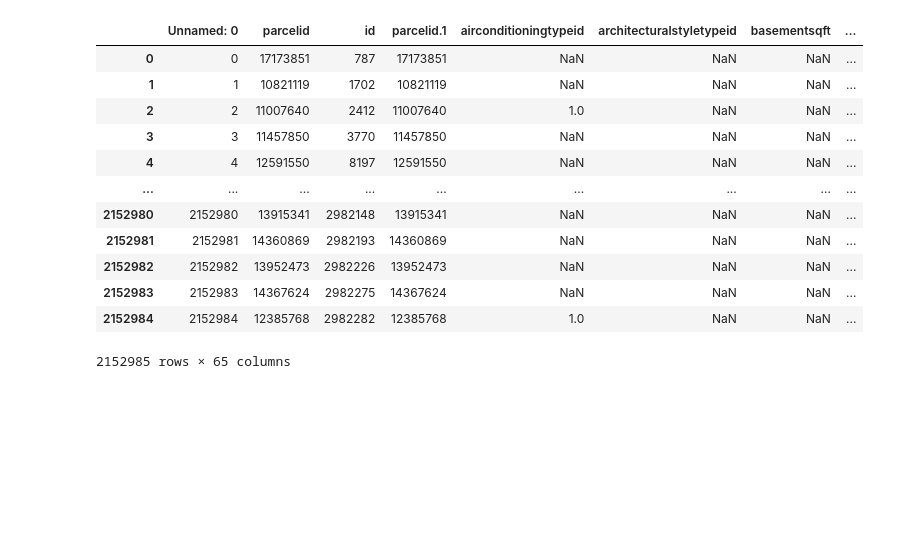
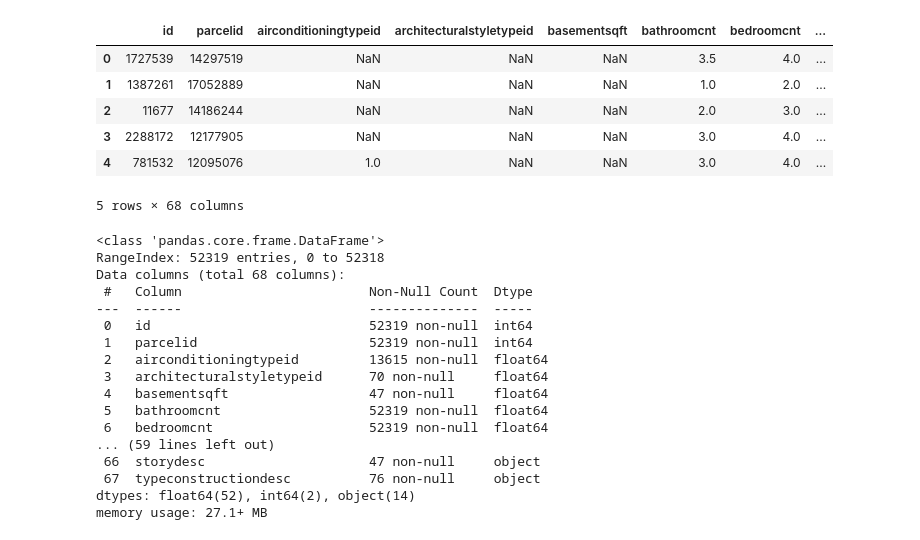
Before and after one commit to Keila-Camarillo/clustering_excercises, a Jupyter notebook: zillow_wrangle.ipynb, the cells around one changed output. Drawn from its saved outputs; the diff is of its cells as text; code cells hidden in the pictures; blank space fills up the shorter version.

```diff
--- a/zillow_wrangle.ipynb
+++ b/zillow_wrangle.ipynb
@@ -8,18 +15,33 @@ import numpy as np
 # %%
 df = w.get_data()
 # %%
-df
+df.head()
 # %% [output]
-|  | Unnamed: 0 | parcelid | id | parcelid.1 | airconditioningtypeid | architecturalstyletypeid | basementsqft | ... |
-| 0 | 0 | 17173851 | 787 | 17173851 | NaN | NaN | NaN | ... |
-| 1 | 1 | 10821119 | 1702 | 10821119 | NaN | NaN | NaN | ... |
-| 2 | 2 | 11007640 | 2412 | 11007640 | 1.0 | NaN | NaN | ... |
-| 3 | 3 | 11457850 | 3770 | 11457850 | NaN | NaN | NaN | ... |
-| 4 | 4 | 12591550 | 8197 | 12591550 | NaN | NaN | NaN | ... |
-| ... | ... | ... | ... | ... | ... | ... | ... | ... |
-| 2152980 | 2152980 | 13915341 | 2982148 | 13915341 | NaN | NaN | NaN | ... |
-| 2152981 | 2152981 | 14360869 | 2982193 | 14360869 | NaN | NaN | NaN | ... |
-| 2152982 | 2152982 | 13952473 | 2982226 | 13952473 | NaN | NaN | NaN | ... |
-| 2152983 | 2152983 | 14367624 | 2982275 | 14367624 | NaN | NaN | NaN | ... |
-| 2152984 | 2152984 | 12385768 | 2982282 | 12385768 | 1.0 | NaN | NaN | ... |
+|  | id | parcelid | airconditioningtypeid | architecturalstyletypeid | basementsqft | bathroomcnt | bedroomcnt | ... |
+| 0 | 1727539 | 14297519 | NaN | NaN | NaN | 3.5 | 4.0 | ... |
+| 1 | 1387261 | 17052889 | NaN | NaN | NaN | 1.0 | 2.0 | ... |
+| 2 | 11677 | 14186244 | NaN | NaN | NaN | 2.0 | 3.0 | ... |
+| 3 | 2288172 | 12177905 | NaN | NaN | NaN | 3.0 | 4.0 | ... |
+| 4 | 781532 | 12095076 | 1.0 | NaN | NaN | 3.0 | 4.0 | ... |
-2152985 rows × 65 columns
+5 rows × 68 columns
+# %%
+# summarize data
+df.info()
+# %% [output]
+<class 'pandas.core.frame.DataFrame'>
+RangeIndex: 52319 entries, 0 to 52318
+Data columns (total 68 columns):
+ #   Column                        Non-Null Count  Dtype
+---  ------                        --------------  -----
+ 0   id                            52319 non-null  int64
+ 1   parcelid                      52319 non-null  int64
+ 2   airconditioningtypeid         13615 non-null  float64
+ 3   architecturalstyletypeid      70 non-null     float64
+ 4   basementsqft                  47 non-null     float64
+ 5   bathroomcnt                   52319 non-null  float64
+ 6   bedroomcnt                    52319 non-null  float64
+... (59 lines left out)
+ 66  storydesc                     47 non-null     object
+ 67  typeconstructiondesc          76 non-null     object
+dtypes: float64(52), int64(2), object(14)
+memory usage: 27.1+ MB
```
Also changed, not shown: parts of 31 cells of this notebook, 2 other files.
